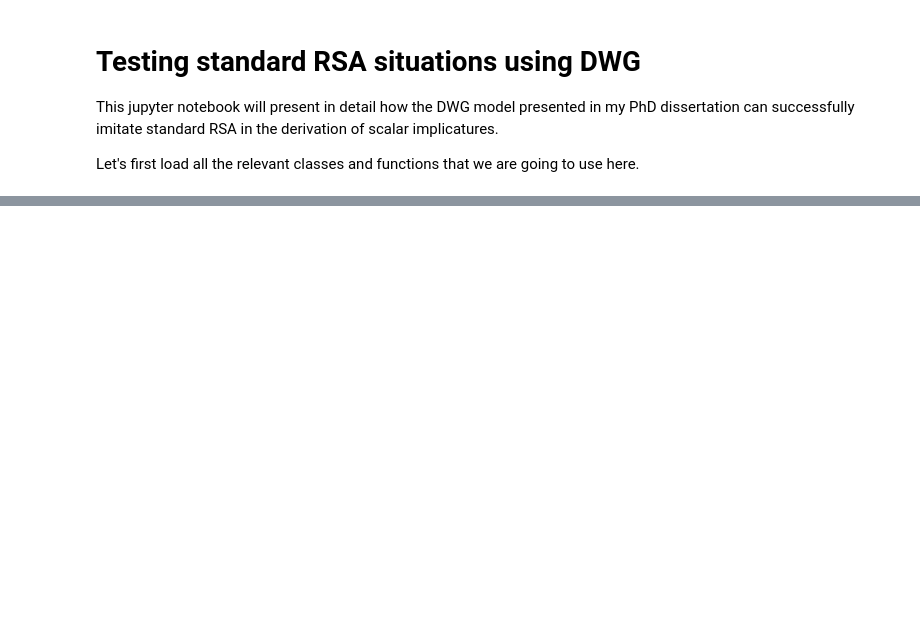
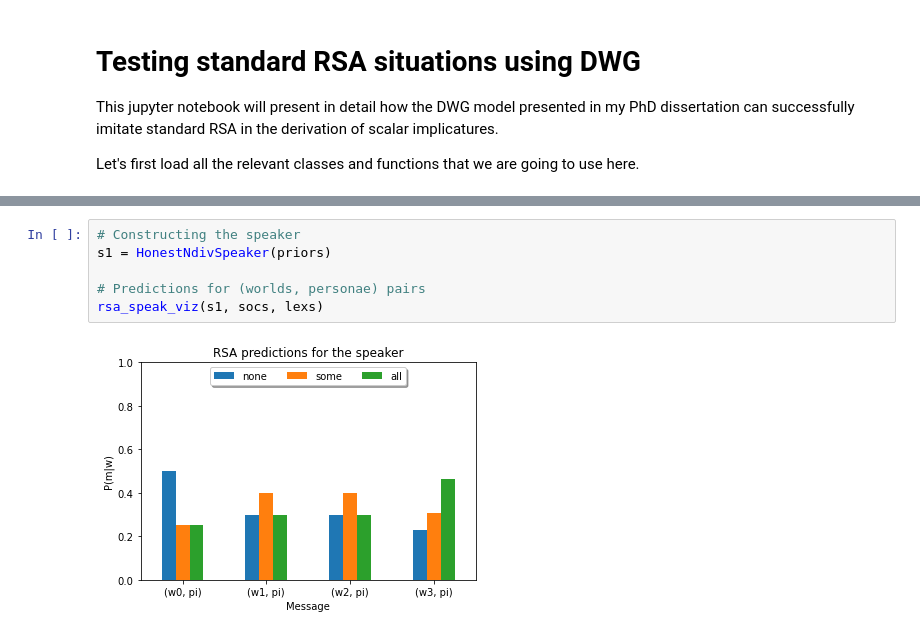
Before and after one commit to LangdP/DWG, a Jupyter notebook: RSA.ipynb, the cells around one changed output, grey strips where cells are left out. Saved outputs shown, nothing was run; the diff lists cells and outputs as text; blank space fills up the shorter version.

```diff
--- a/RSA.ipynb
+++ b/RSA.ipynb
@@ -43,0 +91,8 @@ priors_i = Priors(world_priors, pers_priors, delta_soc, pi_lex)
+# %%
+# Constructing the speaker
+s1 = HonestNdivSpeaker(priors)
+
+# Predictions for (worlds, personae) pairs
+rsa_speak_viz(s1, socs, lexs)
+# %% [output]
+[figure, added]
```
Also changed, not shown: parts of 18 cells of this notebook, 4 other files.
